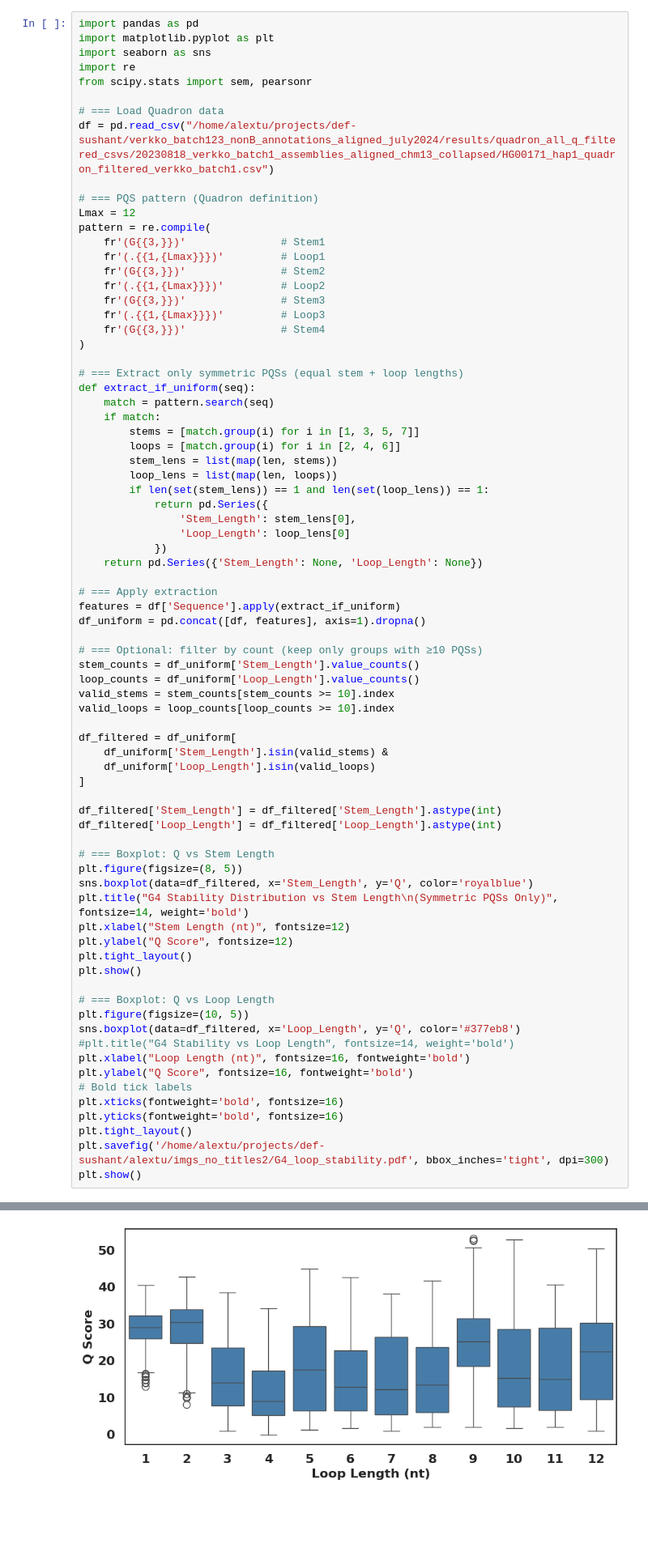
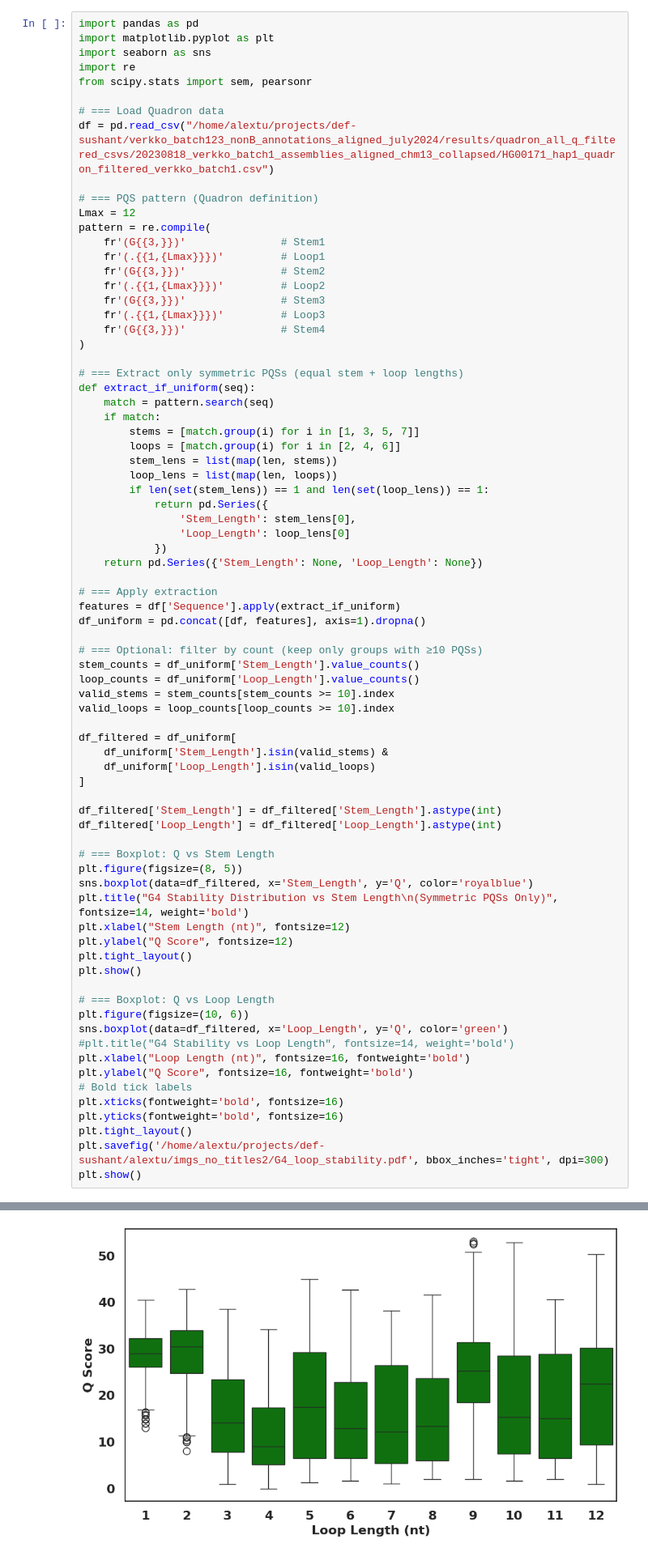
Before and after one commit to alexturcoo/PhasedHapAssembly-nonB, a Jupyter notebook: main_figures_and_supplementary_notebooks/HGSVC_nonB_figures.ipynb, the cells around one changed output, grey strips where cells are left out. Shown at 81% size. Cells and saved outputs as stored; diff of their text form; blank space fills up the shorter version.

```diff
--- a/main_figures_and_supplementary_notebooks/HGSVC_nonB_figures.ipynb
+++ b/main_figures_and_supplementary_notebooks/HGSVC_nonB_figures.ipynb
@@ -892,36 +892,36 @@ valid_loops = loop_counts[loop_counts >= 10].index
 
 df_filtered = df_uniform[
     df_uniform['Stem_Length'].isin(valid_stems) &
     df_uniform['Loop_Length'].isin(valid_loops)
 ]
 
 df_filtered['Stem_Length'] = df_filtered['Stem_Length'].astype(int)
 df_filtered['Loop_Length'] = df_filtered['Loop_Length'].astype(int)
 
 # === Boxplot: Q vs Stem Length
 plt.figure(figsize=(8, 5))
 sns.boxplot(data=df_filtered, x='Stem_Length', y='Q', color='royalblue')
 plt.title("G4 Stability Distribution vs Stem Length\n(Symmetric PQSs Only)", fontsize=14, weight='bold')
 plt.xlabel("Stem Length (nt)", fontsize=12)
 plt.ylabel("Q Score", fontsize=12)
 plt.tight_layout()
 plt.show()
 
 # === Boxplot: Q vs Loop Length
-plt.figure(figsize=(10, 5))
-sns.boxplot(data=df_filtered, x='Loop_Length', y='Q', color='#377eb8')
+plt.figure(figsize=(10, 6))
+sns.boxplot(data=df_filtered, x='Loop_Length', y='Q', color='green')
 #plt.title("G4 Stability vs Loop Length", fontsize=14, weight='bold')
 plt.xlabel("Loop Length (nt)", fontsize=16, fontweight='bold')
 plt.ylabel("Q Score", fontsize=16, fontweight='bold')
 # Bold tick labels
 plt.xticks(fontweight='bold', fontsize=16)
 plt.yticks(fontweight='bold', fontsize=16)
 plt.tight_layout()
 plt.savefig('/home/alextu/projects/def-sushant/alextu/imgs_no_titles2/G4_loop_stability.pdf', bbox_inches='tight', dpi=300)
 plt.show()
 # %% [output]
 [figure]
-[figure, old version]
+[figure, new version]
 # %%
 import pandas as pd
 import matplotlib.pyplot as plt
```
Also changed, not shown: parts of 2 cells of this notebook, 5 other files.
